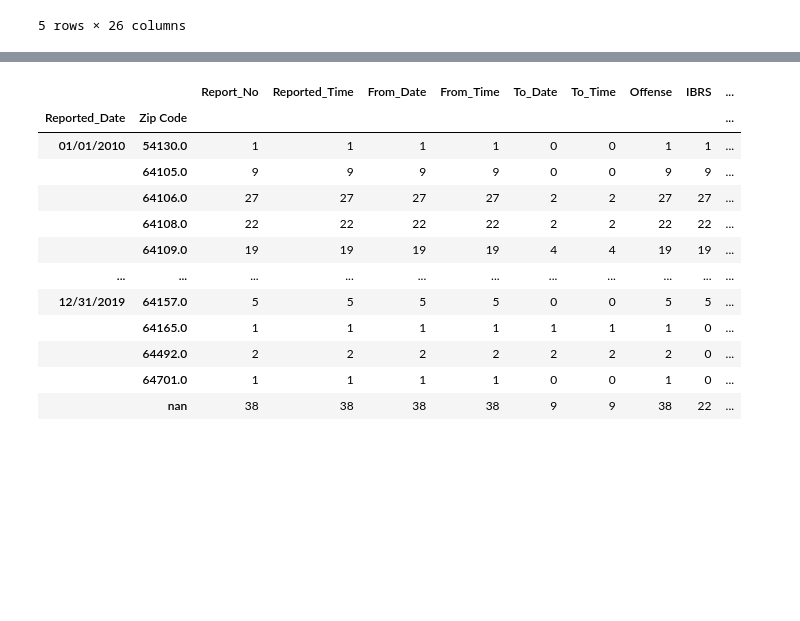
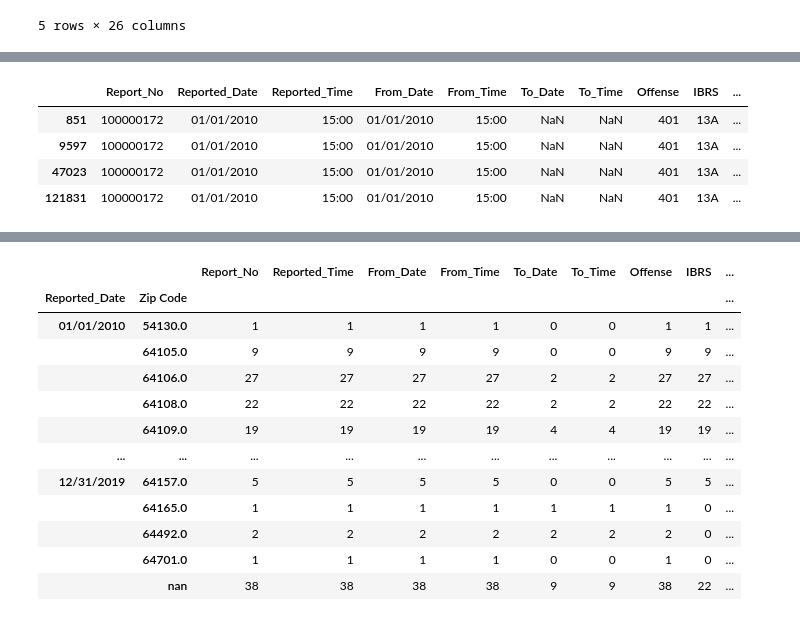
Before and after one commit to sjhaluck/KCMO-Property-and-Crime, a Jupyter notebook: KC_property_crime.ipynb, the cells around one changed output, grey strips where cells are left out. Saved outputs shown, nothing was run; the diff lists cells and outputs as text; code cells hidden in the pictures; blank space fills up the shorter version.

```diff
--- a/KC_property_crime.ipynb
+++ b/KC_property_crime.ipynb
@@ -199,0 +228,8 @@ dtype: object
+# %%
+crimes_total.query('Report_No == 100000172')
+# %% [output]
+|  | Report_No | Reported_Date | Reported_Time | From_Date | From_Time | To_Date | To_Time | Offense | IBRS | ... |
+| 851 | 100000172 | 01/01/2010 | 15:00 | 01/01/2010 | 15:00 | NaN | NaN | 401 | 13A | ... |
+| 9597 | 100000172 | 01/01/2010 | 15:00 | 01/01/2010 | 15:00 | NaN | NaN | 401 | 13A | ... |
+| 47023 | 100000172 | 01/01/2010 | 15:00 | 01/01/2010 | 15:00 | NaN | NaN | 401 | 13A | ... |
+| 121831 | 100000172 | 01/01/2010 | 15:00 | 01/01/2010 | 15:00 | NaN | NaN | 401 | 13A | ... |
```
Also changed, not shown: parts of 28 cells of this notebook.
